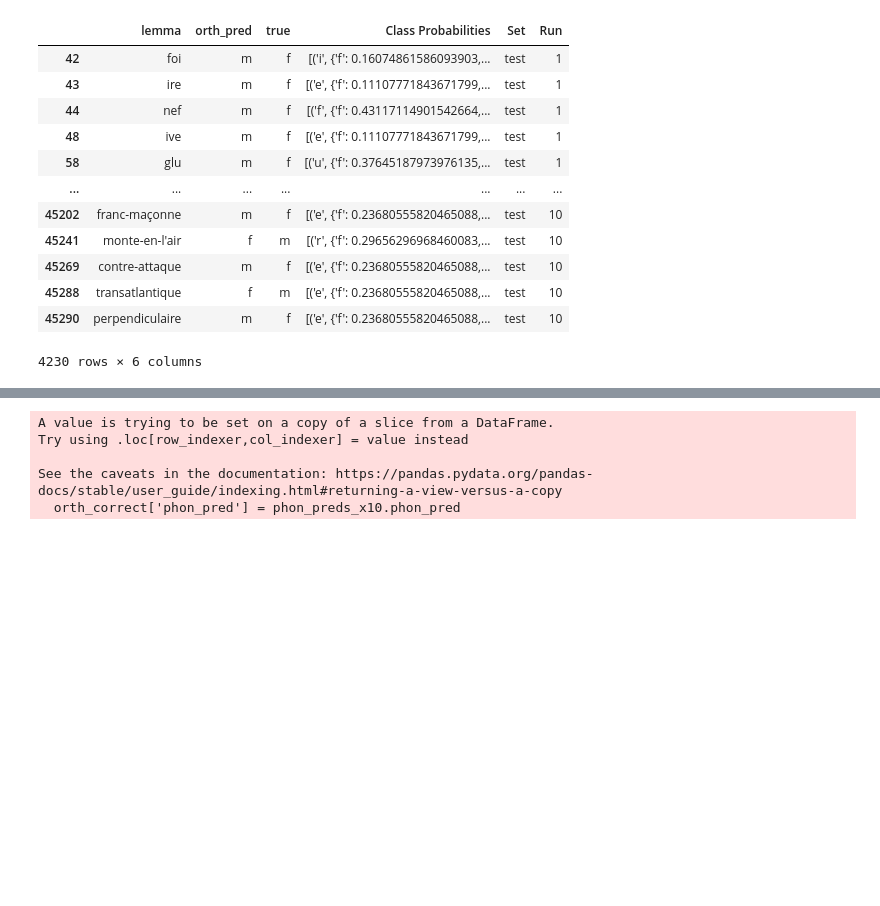
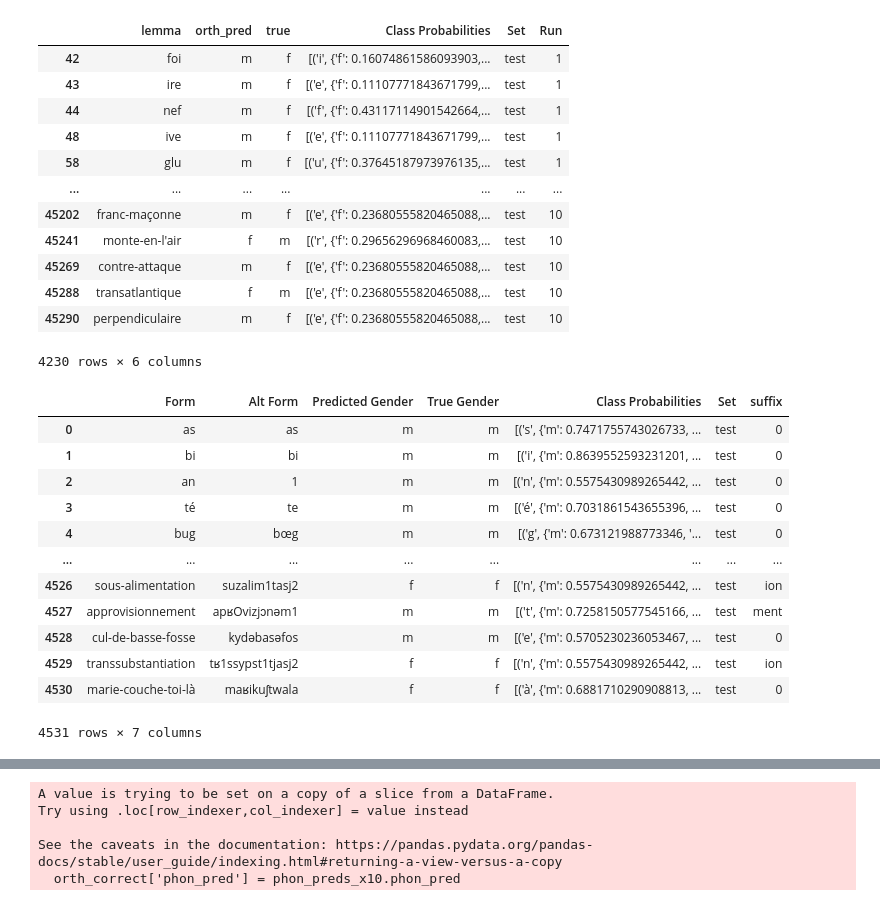
Before and after one commit to NazaninShafiabadi/gender_prediction, a Jupyter notebook: src/orth_phon_comparison.ipynb, the cells around one changed output, grey strips where cells are left out. Saved outputs shown, nothing was run; the diff lists cells and outputs as text; code cells hidden in the pictures; blank space fills up the shorter version.

```diff
--- a/src/orth_phon_comparison.ipynb
+++ b/src/orth_phon_comparison.ipynb
@@ -699,3 +699,20 @@ orth_incorrect
 | 45288 | transatlantique | f | m | [('e', {'f': 0.23680555820465088,... | test | 10 |
 | 45290 | perpendiculaire | m | f | [('e', {'f': 0.23680555820465088,... | test | 10 |
 4230 rows × 6 columns
+# %%
+orth_preds= pd.read_csv('../results/echantinom_orth_preds_new.csv')
+orth_preds
+# %% [output]
+|  | Form | Alt Form | Predicted Gender | True Gender | Class Probabilities | Set | suffix |
+| 0 | as | as | m | m | [('s', {'m': 0.7471755743026733, ... | test | 0 |
+| 1 | bi | bi | m | m | [('i', {'m': 0.8639552593231201, ... | test | 0 |
+| 2 | an | 1 | m | m | [('n', {'m': 0.5575430989265442, ... | test | 0 |
+| 3 | té | te | m | m | [('é', {'m': 0.7031861543655396, ... | test | 0 |
+| 4 | bug | bœg | m | m | [('g', {'m': 0.673121988773346, '... | test | 0 |
+| ... | ... | ... | ... | ... | ... | ... | ... |
+| 4526 | sous-alimentation | suzalim1tasj2 | f | f | [('n', {'m': 0.5575430989265442, ... | test | ion |
+| 4527 | approvisionnement | apʁOvizjɔnəm1 | m | m | [('t', {'m': 0.7258150577545166, ... | test | ment |
+| 4528 | cul-de-basse-fosse | kydəbasəfos | m | m | [('e', {'m': 0.5705230236053467, ... | test | 0 |
+| 4529 | transsubstantiation | tʁ1ssypst1tjasj2 | f | f | [('n', {'m': 0.5575430989265442, ... | test | ion |
+| 4530 | marie-couche-toi-là | maʁikuʃtwala | f | f | [('à', {'m': 0.6881710290908813, ... | test | 0 |
+4531 rows × 7 columns
```
Also changed, not shown: parts of 4 cells of this notebook, 1 other file.
